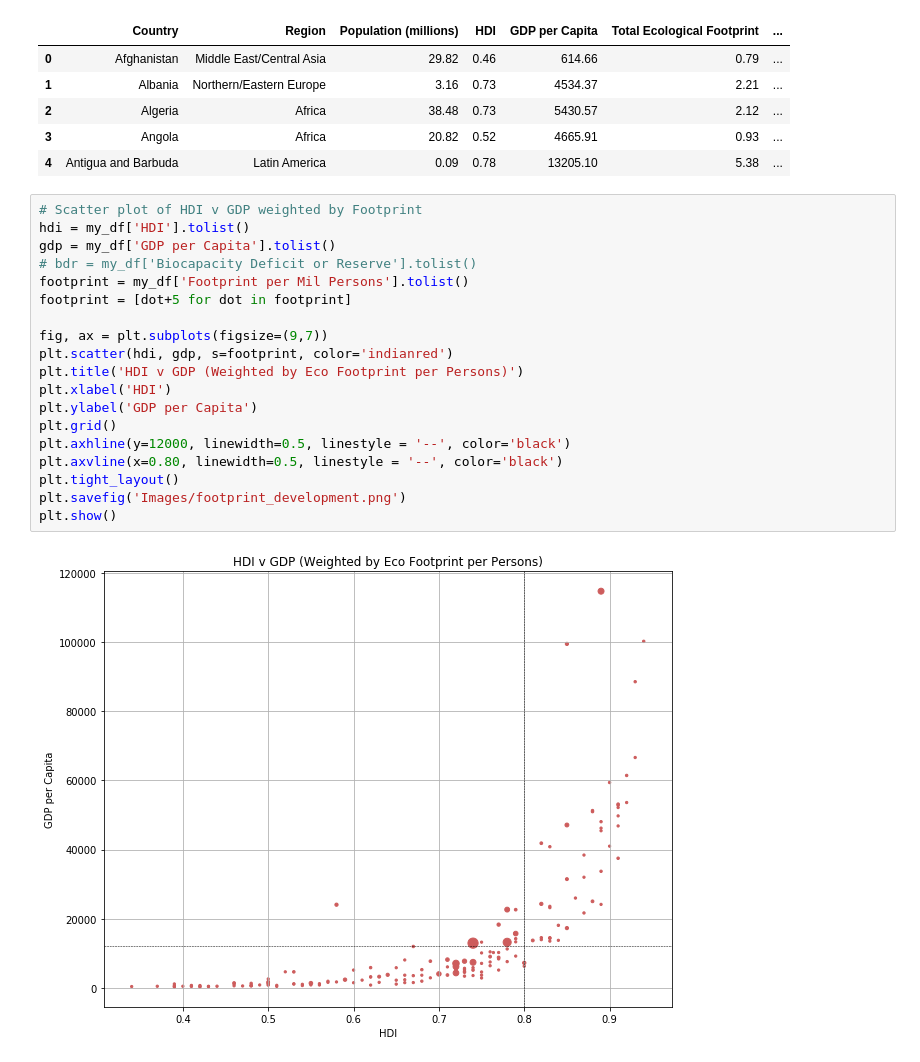
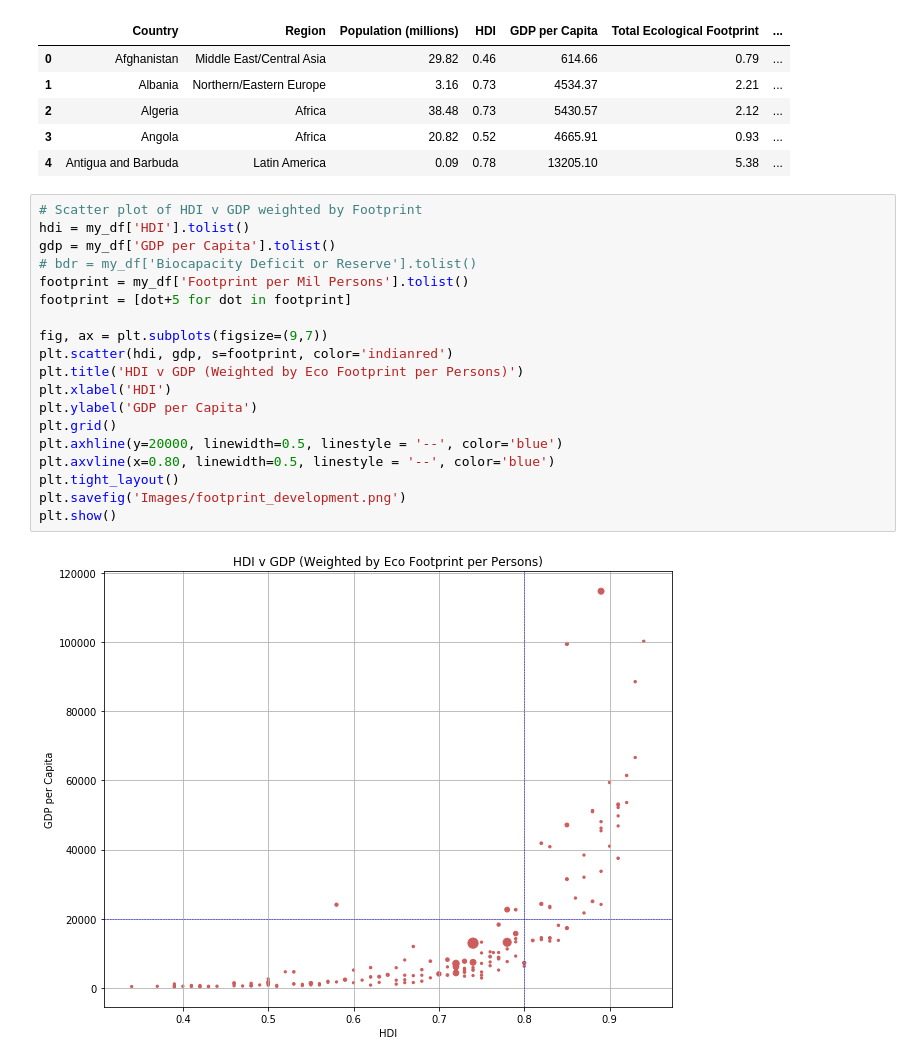
Before and after one commit to limbz-sami/Eco_footprint, a Jupyter notebook: footprint_development.ipynb, the cells around one changed output. Saved outputs shown, nothing was run; the diff lists cells and outputs as text.

```diff
--- a/footprint_development.ipynb
+++ b/footprint_development.ipynb
@@ -30,23 +32,23 @@ my_df.head()
 # %%
 # Scatter plot of HDI v GDP weighted by Footprint
 hdi = my_df['HDI'].tolist()
 gdp = my_df['GDP per Capita'].tolist()
 # bdr = my_df['Biocapacity Deficit or Reserve'].tolist()
 footprint = my_df['Footprint per Mil Persons'].tolist()
 footprint = [dot+5 for dot in footprint]
 
 fig, ax = plt.subplots(figsize=(9,7))
 plt.scatter(hdi, gdp, s=footprint, color='indianred')
 plt.title('HDI v GDP (Weighted by Eco Footprint per Persons)')
 plt.xlabel('HDI')
 plt.ylabel('GDP per Capita')
 plt.grid()
-plt.axhline(y=12000, linewidth=0.5, linestyle = '--', color='black')
-plt.axvline(x=0.80, linewidth=0.5, linestyle = '--', color='black')
+plt.axhline(y=20000, linewidth=0.5, linestyle = '--', color='blue')
+plt.axvline(x=0.80, linewidth=0.5, linestyle = '--', color='blue')
 plt.tight_layout()
 plt.savefig('Images/footprint_development.png')
 plt.show()
 # %% [output]
-[figure, old version]
+[figure, new version]
 # %%
 # Developing Countries with HDI Between 0.7 & 0.8
```
Also changed, not shown: parts of 10 cells of this notebook, 4 other files.
